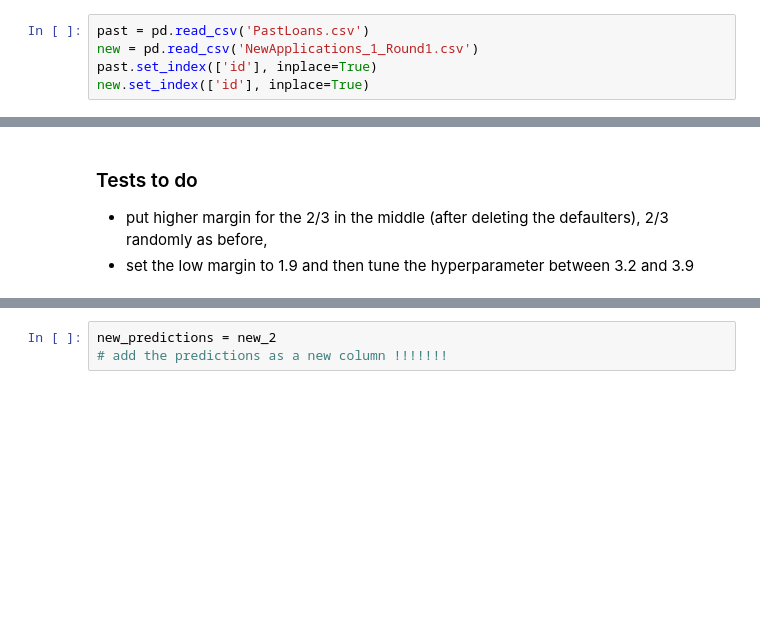
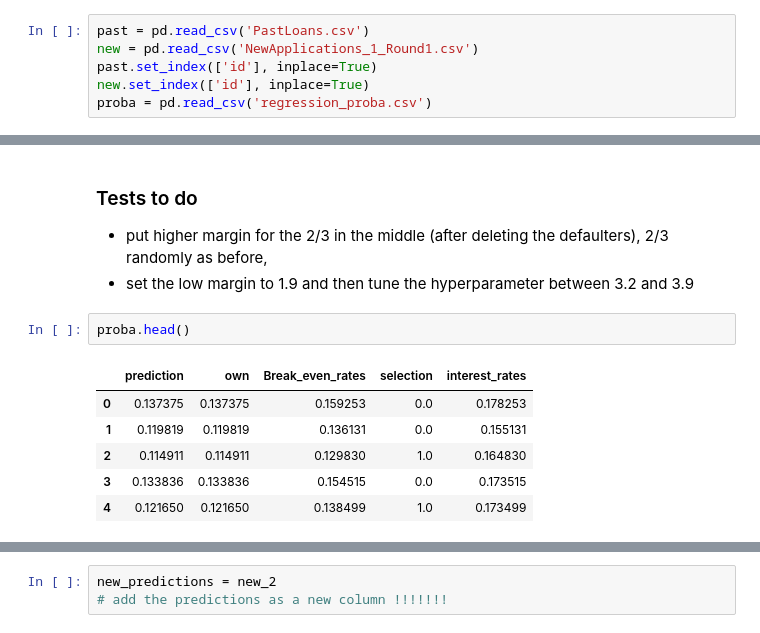
Before and after one commit to SalahMah1/finance_project_hec, a Jupyter notebook: profit_prediction_round2.ipynb, the cells around one changed output, grey strips where cells are left out. Drawn from its saved outputs; the diff is of its cells as text; blank space fills up the shorter version.

```diff
--- a/profit_prediction_round2.ipynb
+++ b/profit_prediction_round2.ipynb
@@ -8,3 +12,4 @@ past = pd.read_csv('PastLoans.csv')
 new = pd.read_csv('NewApplications_1_Round1.csv')
 past.set_index(['id'], inplace=True)
 new.set_index(['id'], inplace=True)
+proba = pd.read_csv('regression_proba.csv')
@@ -125,3 +141,12 @@ See the caveats in the documentation: https://pandas.pydata.org/pandas-docs/stab
 ### Tests to do
 - put higher margin for the 2/3 in the middle (after deleting the defaulters), 2/3 randomly as before,
 - set the low margin to 1.9 and then tune the hyperparameter between 3.2 and 3.9
+# %%
+proba.head()
+# %% [output]
+|  | prediction | own | Break_even_rates | selection | interest_rates |
+| 0 | 0.137375 | 0.137375 | 0.159253 | 0.0 | 0.178253 |
+| 1 | 0.119819 | 0.119819 | 0.136131 | 0.0 | 0.155131 |
+| 2 | 0.114911 | 0.114911 | 0.129830 | 1.0 | 0.164830 |
+| 3 | 0.133836 | 0.133836 | 0.154515 | 0.0 | 0.173515 |
+| 4 | 0.121650 | 0.121650 | 0.138499 | 1.0 | 0.173499 |
```
Also changed, not shown: parts of 9 cells of this notebook, 1 other file.
